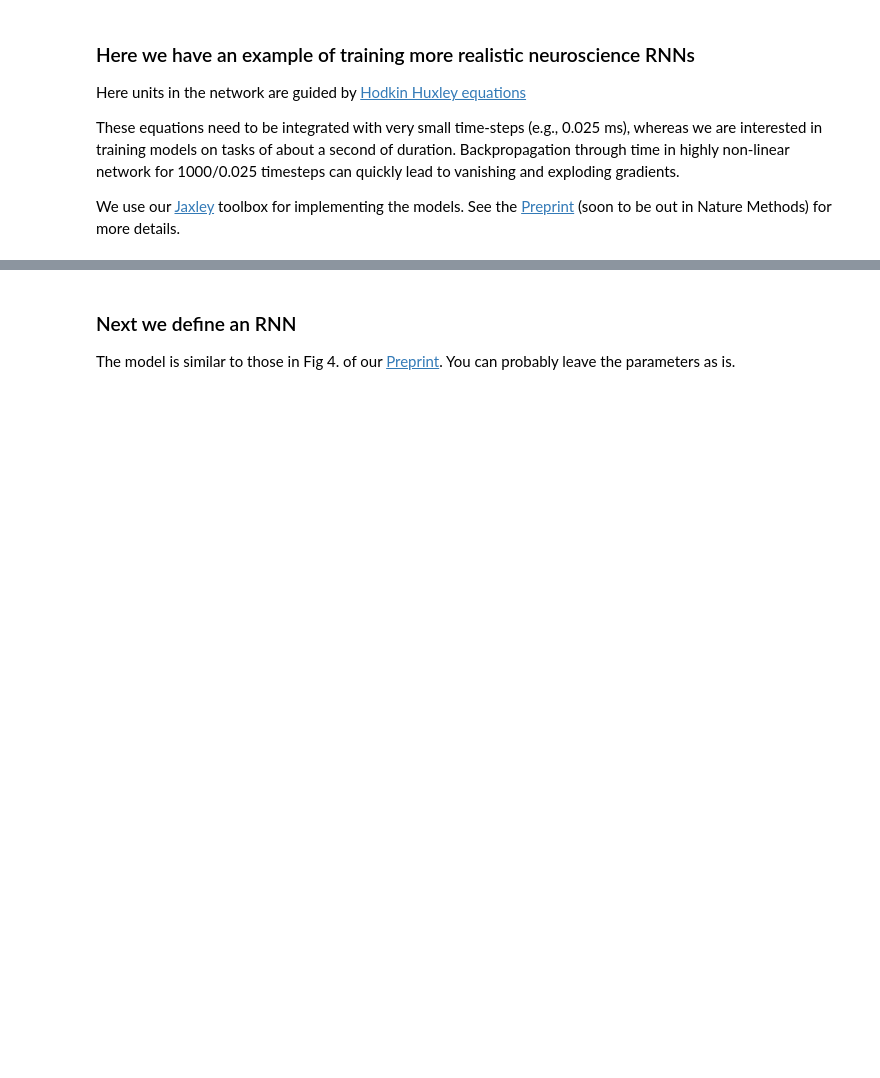
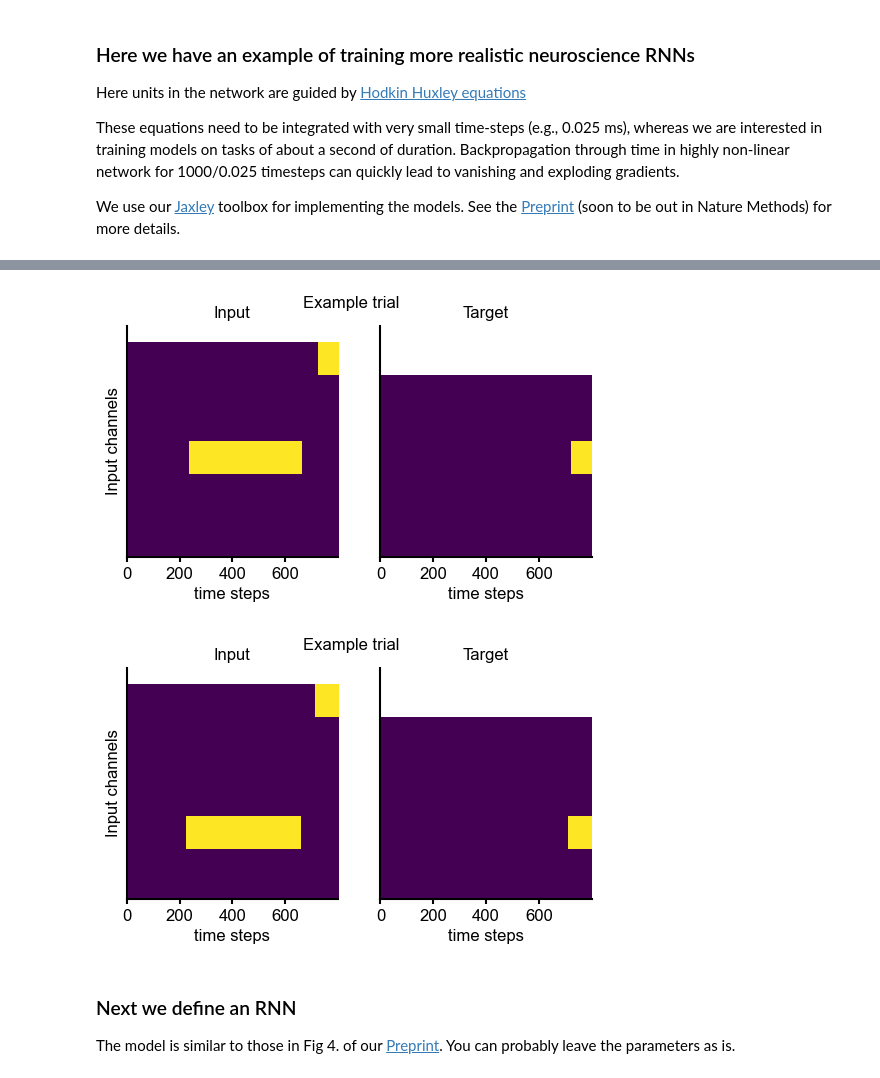
Before and after one commit to mackelab/neuro_rnn_training, a Jupyter notebook: jaxley_example/train_jaxley.ipynb, the cells around one changed output, grey strips where cells are left out. Saved outputs shown, nothing was run; the diff lists cells and outputs as text; code cells hidden in the pictures; blank space fills up the shorter version.

Commit message:
plot example trials

```diff
--- a/jaxley_example/train_jaxley.ipynb
+++ b/jaxley_example/train_jaxley.ipynb
@@ -73,6 +73,25 @@ task_params={
 }
 task = Reaching(task_params=task_params,
 )
+# %%
+# Plot two example trials
+stimulus, target, loss_mask = task.get_batch()
+for tr_ind in range(2):
+    fig,axs = plt.subplots(1,2,figsize=(6, 3),sharex=True,sharey=True)
+    fig.suptitle("Example trial")
+    axs[0].set_title("Input")
+    axs[1].set_title("Target")
+    axs[0].set_ylabel("Input channels")
+
+    axs[0].imshow(stimulus[tr_ind].T,aspect='auto')
+    axs[1].imshow(target[tr_ind].T,aspect='auto')
+    axs[0].set_xlabel("time steps")
+    axs[1].set_xlabel("time steps")
+    axs[0].set_ylim(0,n_classes+1)
+    axs[0].set_yticks([])
+# %% [output]
+[figure, added]
+[figure, added]
 # %% [markdown]
 ### Next we define an RNN
 The model is similar to those in Fig 4. of our [Preprint](https://www.biorxiv.org/content/10.1101/2024.08.21.608979v2).
```
Also changed, not shown: parts of 2 cells of this notebook.
